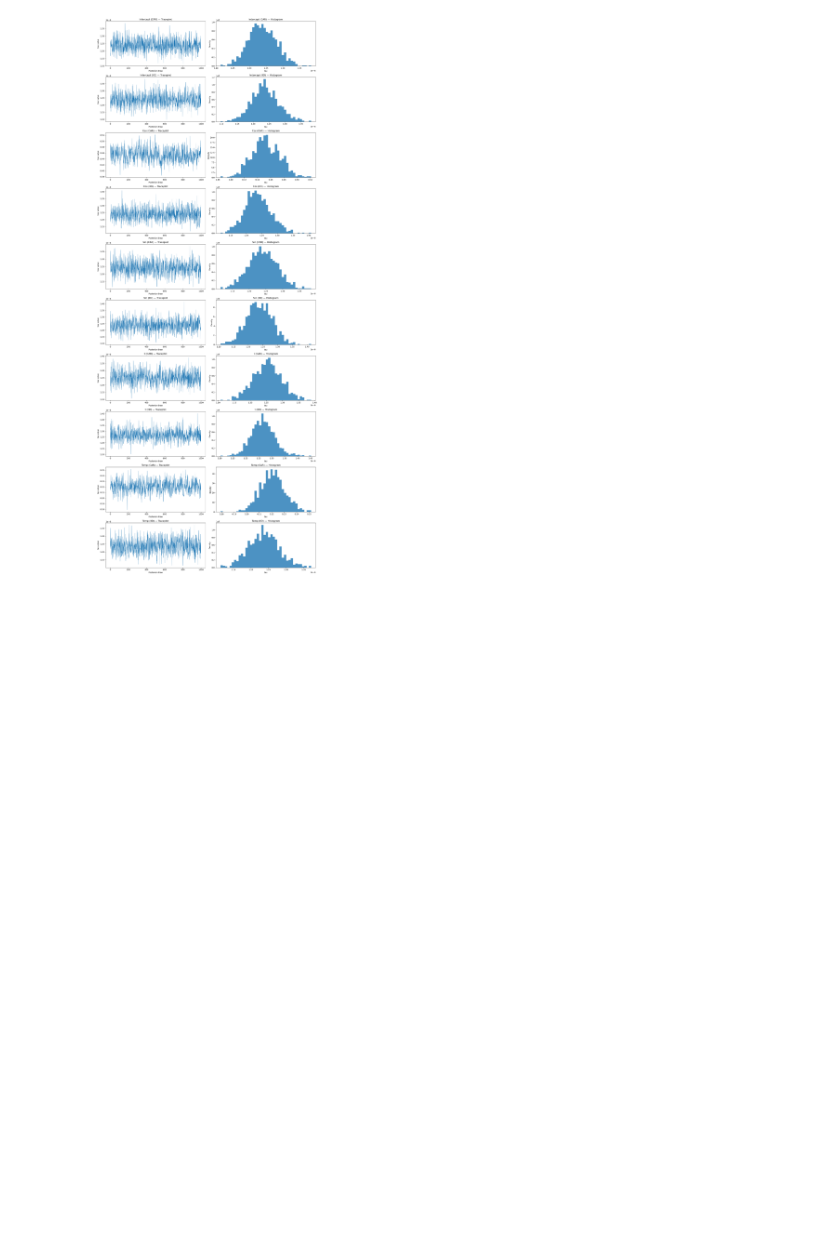
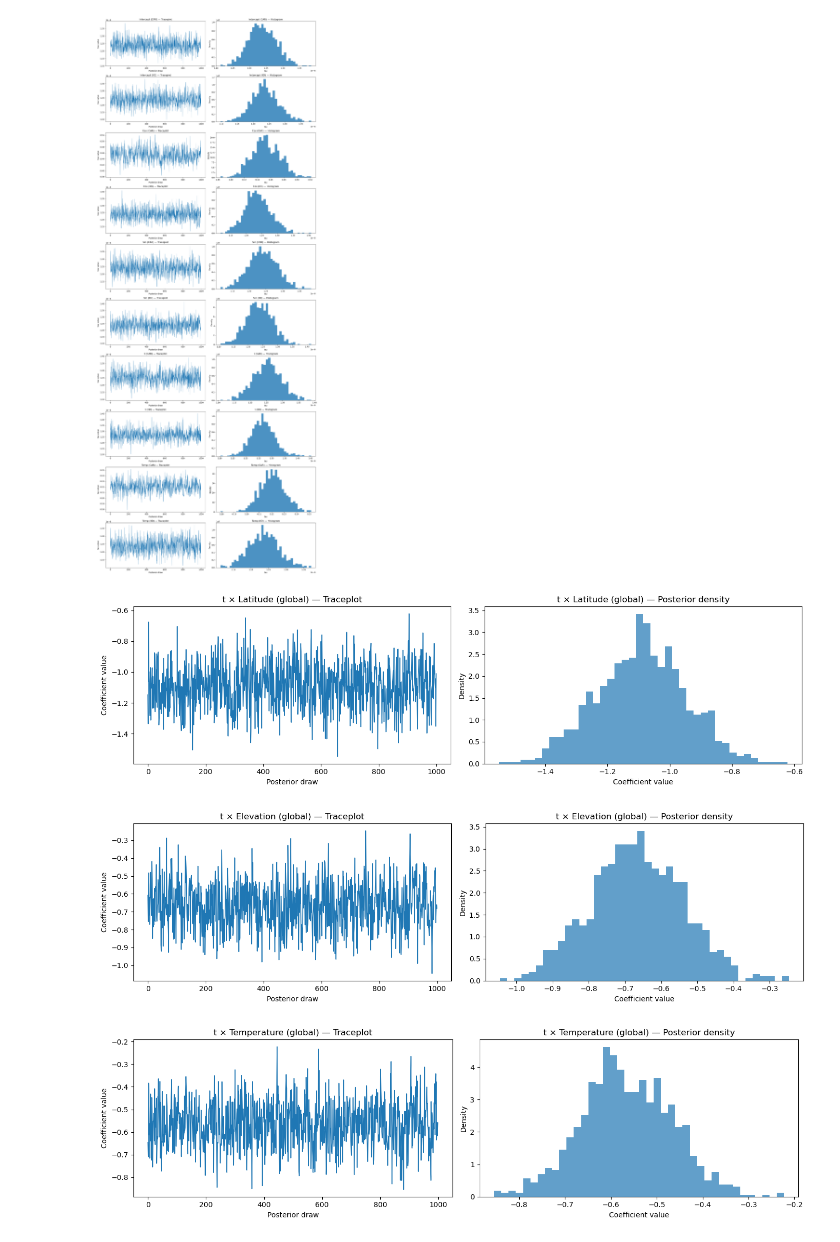
Before and after one commit to qwang113/Snow-Trend, a Jupyter notebook: py_models/mcmc_plots.ipynb, the cells around one changed output. Drawn from its saved outputs; the diff is of its cells as text; code cells hidden in the pictures; blank space fills up the shorter version.

```diff
--- a/py_models/mcmc_plots.ipynb
+++ b/py_models/mcmc_plots.ipynb
@@ -209,3 +199,60 @@ plt.tight_layout()
 plt.show()
 # %% [output]
 [figure]
+# %%
+import numpy as np
+import matplotlib.pyplot as plt
+
+# --------------------------------------------------
+# Load posterior samples
+# --------------------------------------------------
+res = np.load(r"D:\77\Research\temp\snow\bym++01.npz")
+all_theta = res["all_theta"]    # (theta_dim, nSamples)
+
+n_samples = all_theta.shape[1]
+S = 1618
+
+# --------------------------------------------------
+# Correct indices for BYM+ global interactions
+# --------------------------------------------------
+global_start = 8 * S
+
+lat_idx  = global_start + 0     # t × latitude
+elev_idx = global_start + 1     # t × elevation
+temp_idx = global_start + 2     # t × temperature
+
+lat_trace  = all_theta[lat_idx, :]
+elev_trace = all_theta[elev_idx, :]
+temp_trace = all_theta[temp_idx, :]
+
+# --------------------------------------------------
+# Plot helper
+# --------------------------------------------------
+def plot_trace_and_hist(trace, name):
+    fig, ax = plt.subplots(1, 2, figsize=(14, 4))
+
+    # Trace
+    ax[0].plot(trace, lw=1.2)
+    ax[0].set_title(f"{name} — Traceplot")
+    ax[0].set_xlabel("Posterior draw")
+    ax[0].set_ylabel("Coefficient value")
+
+    # Histogram
+    ax[1].hist(trace, bins=40, density=True, alpha=0.7)
+    ax[1].set_title(f"{name} — Posterior density")
+    ax[1].set_xlabel("Coefficient value")
+    ax[1].set_ylabel("Density")
+
+    plt.tight_layout()
+    plt.show()
+
+# --------------------------------------------------
+# Plot the three global interactions
+# --------------------------------------------------
+plot_trace_and_hist(lat_trace,  "t × Latitude (global)")
+plot_trace_and_hist(elev_trace, "t × Elevation (global)")
+plot_trace_and_hist(temp_trace, "t × Temperature (global)")
+# %% [output]
+[figure, added]
+[figure, added]
+[figure, added]
```
Also changed, not shown: parts of 2 cells of this notebook, 13 other files.
